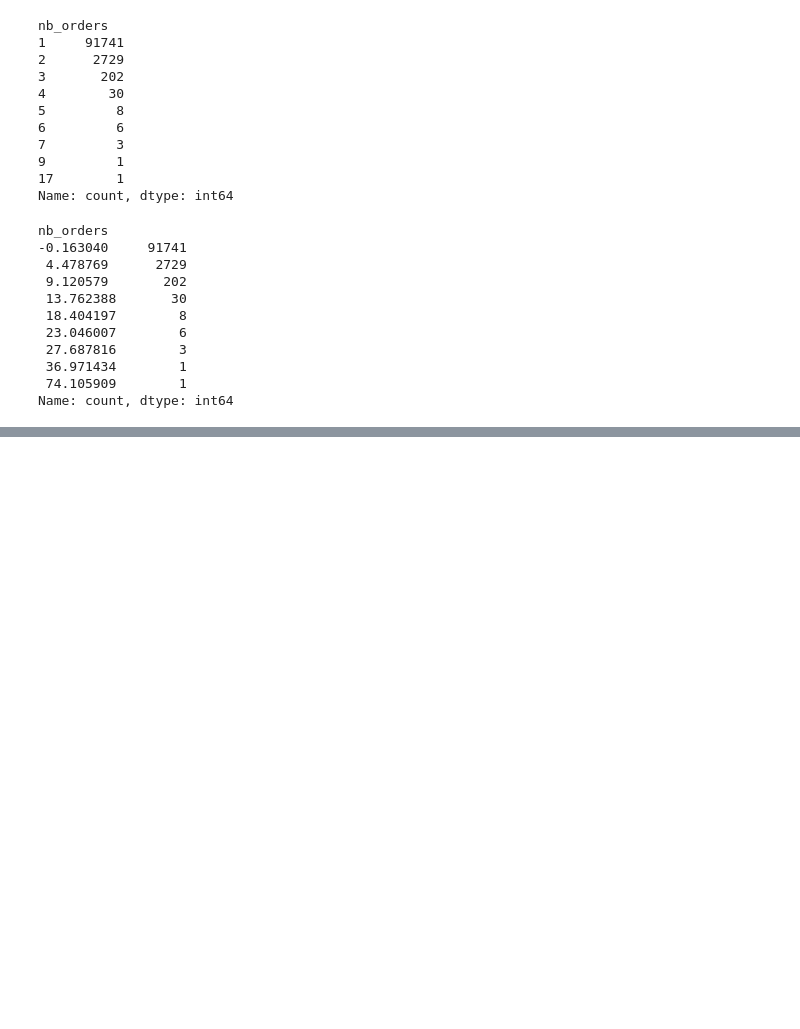
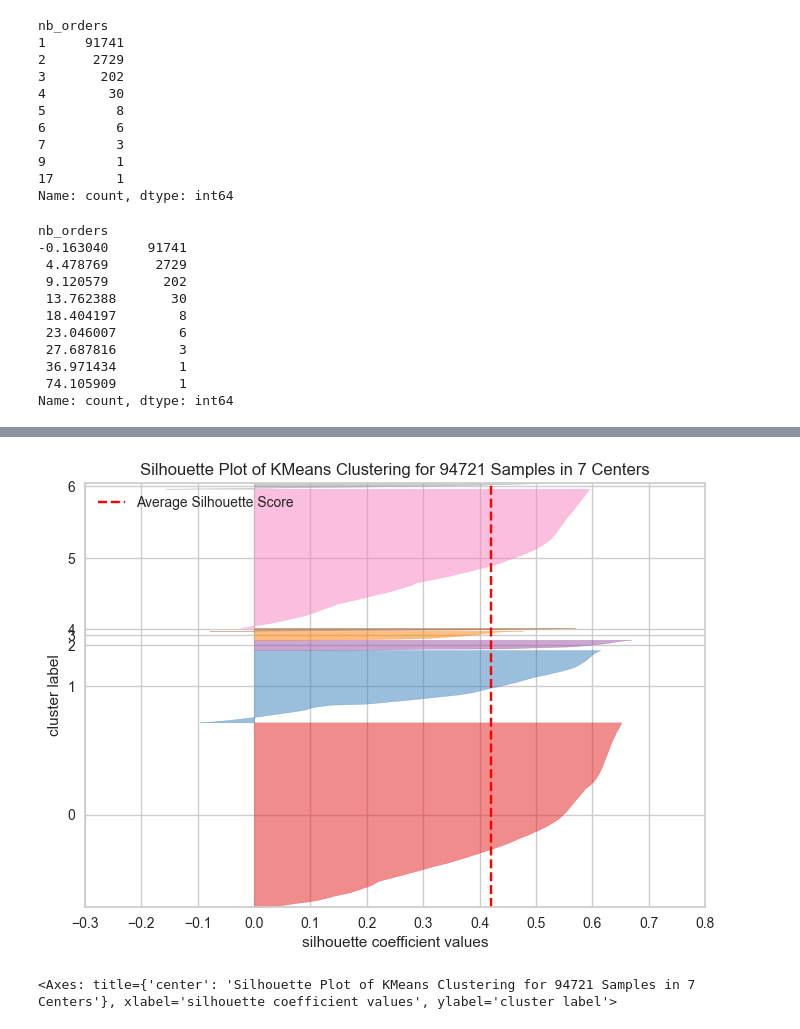
Before and after one commit to TheoChastrePradat/OC_DataScientist_P5, a Jupyter notebook: Projet_5/Script/segmentation_client.ipynb, the cells around one changed output, grey strips where cells are left out. Cells and saved outputs as stored; diff of their text form; code cells hidden in the pictures; blank space fills up the shorter version.

```diff
--- a/Projet_5/Script/segmentation_client.ipynb
+++ b/Projet_5/Script/segmentation_client.ipynb
@@ -299,0 +311,9 @@ Name: count, dtype: int64
+# %%
+model_2 = KMeans(7)
+visualizer = SilhouetteVisualizer(model_2)
+
+visualizer.fit(X_scaled)
+visualizer.poof()
+# %% [output]
+[figure, added]
+<Axes: title={'center': 'Silhouette Plot of KMeans Clustering for 94721 Samples in 7 Centers'}, xlabel='silhouette coefficient values', ylabel='cluster label'>
```
Also changed, not shown: parts of 12 cells of this notebook.
